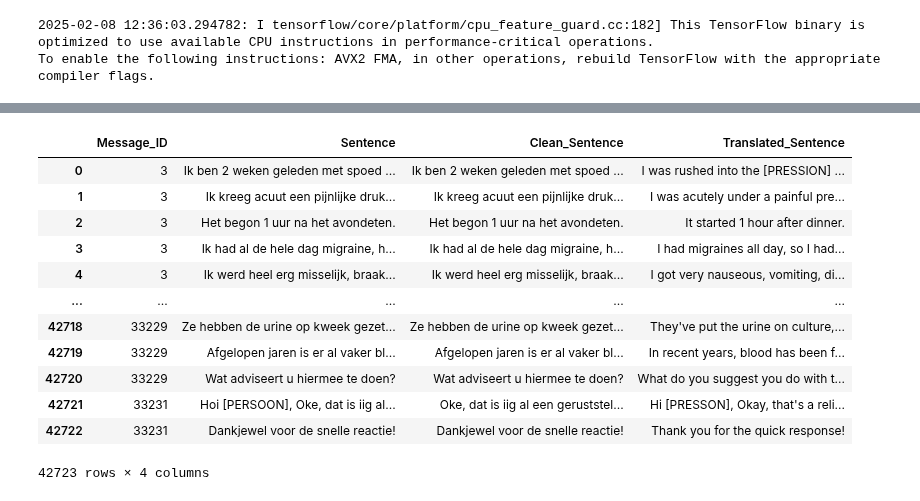
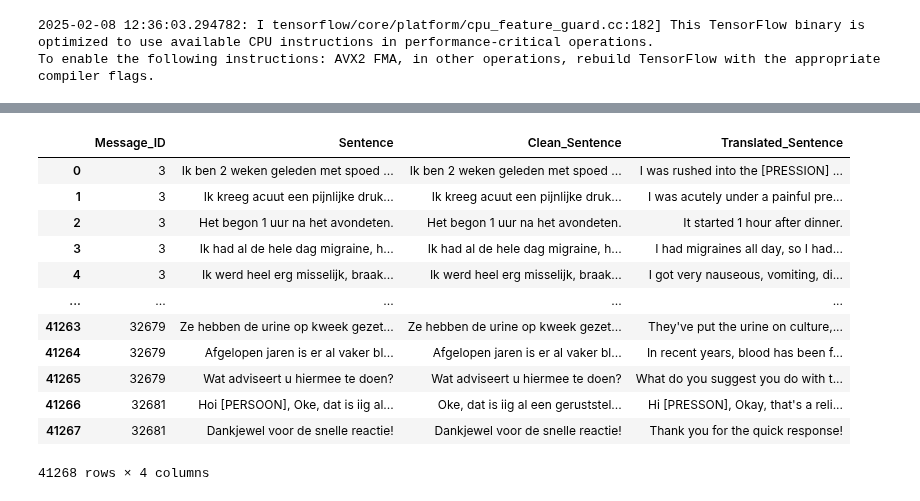
Before and after one commit to MaastrichtU-CDS/MyIBDcoachNLP, a Jupyter notebook: notebooks/Other/translate_sentences.ipynb, the cells around one changed output, grey strips where cells are left out. Cells and saved outputs as stored; diff of their text form; code cells hidden in the pictures.

Commit message:
further cleaned data

```diff
--- a/notebooks/Other/translate_sentences.ipynb
+++ b/notebooks/Other/translate_sentences.ipynb
@@ -97,21 +106,21 @@ df.to_excel("/workspace/mijnidbcoachnlp/data/analysis_data/translated_sentence_d
 # %%
 # read the message df and map the language to the sentences
-df = pd.read_excel("/workspace/mijnidbcoachnlp/data/analysis_data/translated_sentence_data_before_merging.xlsx", index_col=0)
+df = pd.read_excel("/workspace/mijnidbcoachnlp/data/analysis_data/translated_sentence_data_new.xlsx", index_col=0)
 message_df = pd.read_excel("/workspace/mijnidbcoachnlp/data/analysis_data/message_data.xlsx", index_col=0)
 
 df = df.merge(message_df[['Message_ID']], on="Message_ID", how='left')
 df
 # %% [output]
 |  | Message_ID | Sentence | Clean_Sentence | Translated_Sentence |
 | 0 | 3 | Ik ben 2 weken geleden met spoed ... | Ik ben 2 weken geleden met spoed ... | I was rushed into the [PRESSION] ... |
 | 1 | 3 | Ik kreeg acuut een pijnlijke druk... | Ik kreeg acuut een pijnlijke druk... | I was acutely under a painful pre... |
 | 2 | 3 | Het begon 1 uur na het avondeten. | Het begon 1 uur na het avondeten. | It started 1 hour after dinner. |
 | 3 | 3 | Ik had al de hele dag migraine, h... | Ik had al de hele dag migraine, h... | I had migraines all day, so I had... |
 | 4 | 3 | Ik werd heel erg misselijk, braak... | Ik werd heel erg misselijk, braak... | I got very nauseous, vomiting, di... |
 | ... | ... | ... | ... | ... |
-| 42718 | 33229 | Ze hebben de urine op kweek gezet... | Ze hebben de urine op kweek gezet... | They've put the urine on culture,... |
-| 42719 | 33229 | Afgelopen jaren is er al vaker bl... | Afgelopen jaren is er al vaker bl... | In recent years, blood has been f... |
-| 42720 | 33229 | Wat adviseert u hiermee te doen? | Wat adviseert u hiermee te doen? | What do you suggest you do with t... |
-| 42721 | 33231 | Hoi [PERSOON], Oke, dat is iig al... | Oke, dat is iig al een geruststel... | Hi [PRESSON], Okay, that's a reli... |
-| 42722 | 33231 | Dankjewel voor de snelle reactie! | Dankjewel voor de snelle reactie! | Thank you for the quick response! |
+| 41263 | 32679 | Ze hebben de urine op kweek gezet... | Ze hebben de urine op kweek gezet... | They've put the urine on culture,... |
+| 41264 | 32679 | Afgelopen jaren is er al vaker bl... | Afgelopen jaren is er al vaker bl... | In recent years, blood has been f... |
+| 41265 | 32679 | Wat adviseert u hiermee te doen? | Wat adviseert u hiermee te doen? | What do you suggest you do with t... |
+| 41266 | 32681 | Hoi [PERSOON], Oke, dat is iig al... | Oke, dat is iig al een geruststel... | Hi [PRESSON], Okay, that's a reli... |
+| 41267 | 32681 | Dankjewel voor de snelle reactie! | Dankjewel voor de snelle reactie! | Thank you for the quick response! |
-42723 rows × 4 columns
+41268 rows × 4 columns
```
Also changed, not shown: parts of 5 cells of this notebook, 3 other files.
